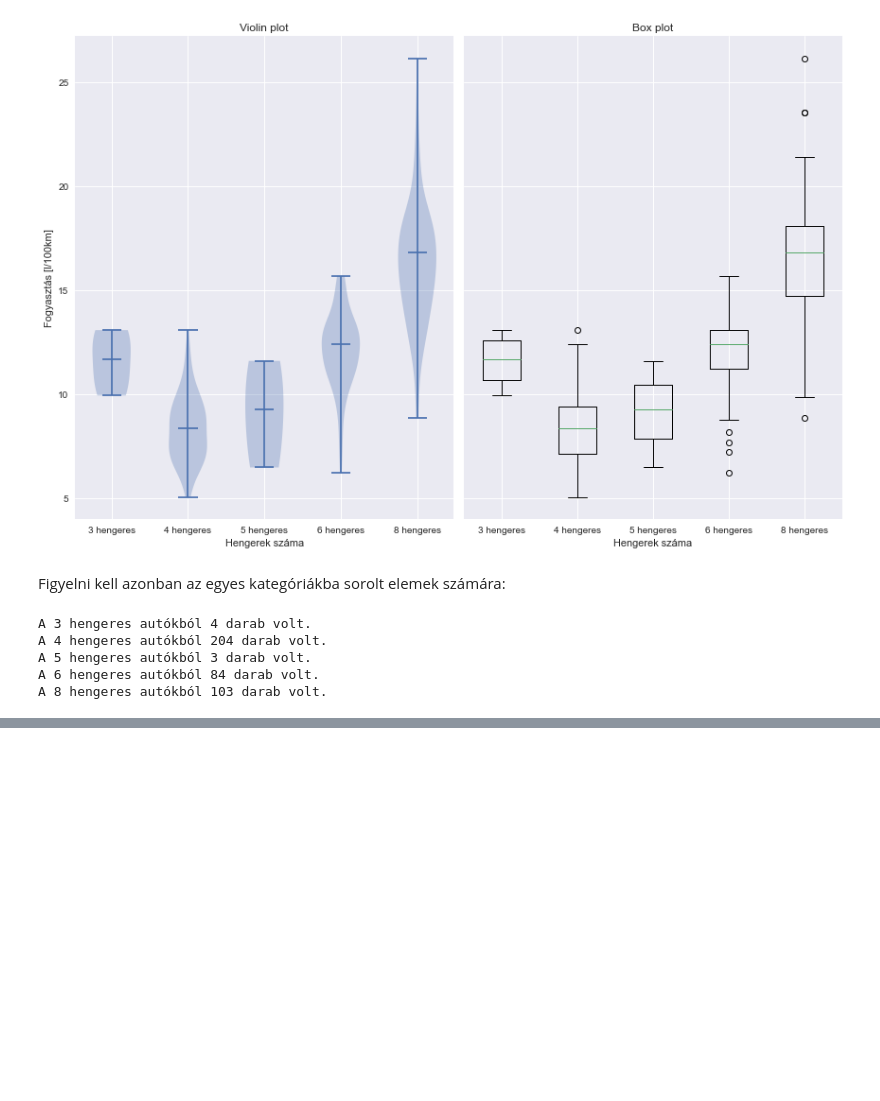
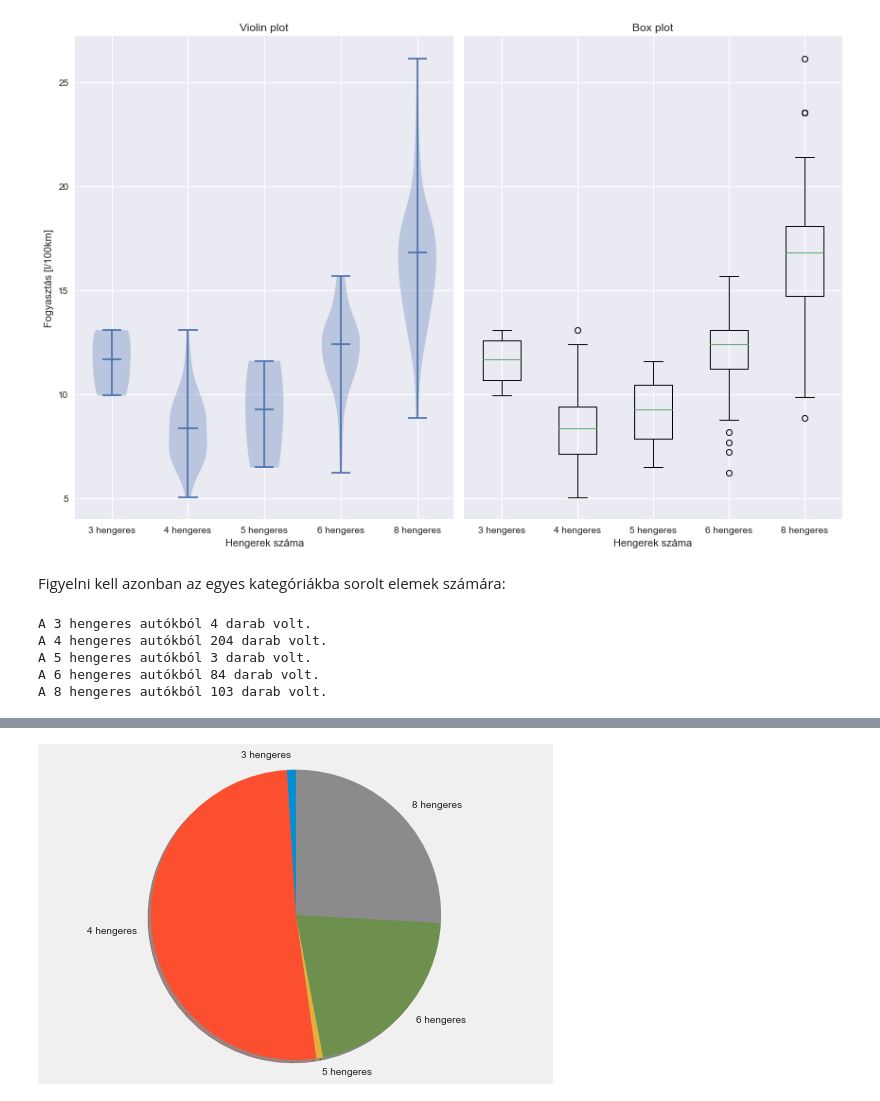
Before and after one commit to mizsakpeti/python-plotting-eCon, a Jupyter notebook: jupyter-notebooks/03_Matplotlib/031_MatPlotLib_PlotTypes.ipynb, the cells around one changed output, grey strips where cells are left out. Saved outputs shown, nothing was run; the diff lists cells and outputs as text; code cells hidden in the pictures; blank space fills up the shorter version.

Commit message:
new matplotlib plot types

```diff
--- a/jupyter-notebooks/03_Matplotlib/031_MatPlotLib_PlotTypes.ipynb
+++ b/jupyter-notebooks/03_Matplotlib/031_MatPlotLib_PlotTypes.ipynb
@@ -319,8 +320,11 @@ plt.show()
 # %% [markdown]
 Figyelni kell azonban az egyes kategóriákba sorolt elemek számára:
 # %%
+labels, counter = [], []
 for dat, henger in zip(data, cylinders):
     print(f'A {henger} hengeres autókból {len(dat)} darab volt.')
+    labels.append(f'{henger} hengeres')
+    counter.append(len(dat))
 # %% [output]
 A 3 hengeres autókból 4 darab volt.
 A 4 hengeres autókból 204 darab volt.
@@ -329,0 +337,12 @@ A 8 hengeres autókból 103 darab volt.
+# %%
+plt.style.use("fivethirtyeight")
+
+# Pie chart, where the slices will be ordered and plotted counter-clockwise:
+
+fig, ax = plt.subplots()
+ax.pie(counter, labels=labels,shadow=True, startangle=90)
+ax.axis('equal')  # Equal aspect ratio ensures that pie is drawn as a circle.
+
+plt.show()
+# %% [output]
+[figure, added]
```
Also changed, not shown: parts of 16 cells of this notebook, 6 other files.
